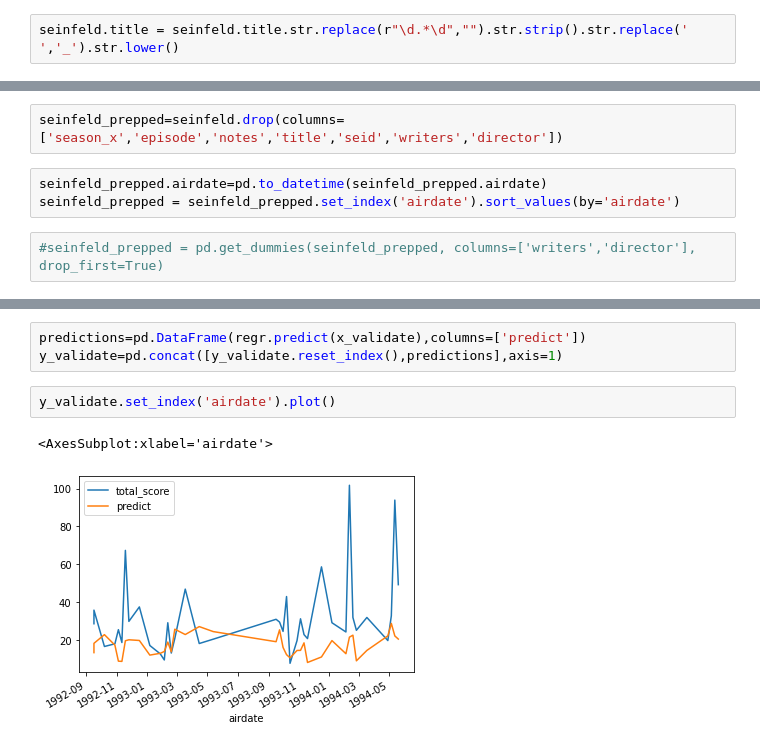
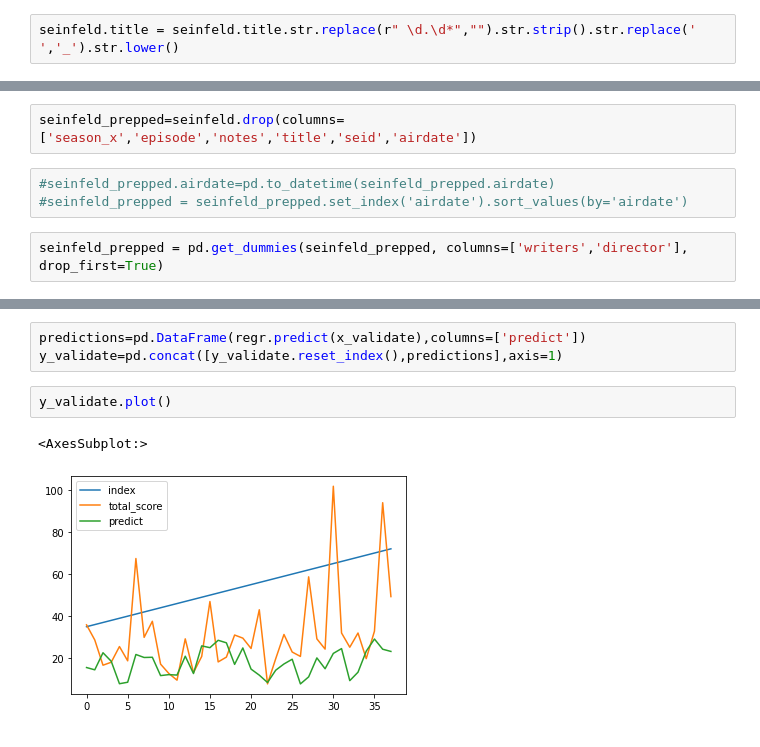
Before and after one commit to kevin-mal-smith/seinfeld, a Jupyter notebook: seinfeld_acquire.ipynb, the cells around one changed output, grey strips where cells are left out. Saved outputs shown, nothing was run; the diff lists cells and outputs as text.

```diff
--- a/seinfeld_acquire.ipynb
+++ b/seinfeld_acquire.ipynb
@@ -224,3 +223,3 @@ seinfeld.title.tolist()
 # %%
-seinfeld.title = seinfeld.title.str.replace(r"\d.*\d","").str.strip().str.replace(' ','_').str.lower()
+seinfeld.title = seinfeld.title.str.replace(r" \d.\d*","").str.strip().str.replace(' ','_').str.lower()
 # %%
@@ -348,10 +417,10 @@ Dask Name: from_pandas, 27308 tasks
 # %%
-seinfeld_prepped=seinfeld.drop(columns=['season_x','episode','notes','title','seid','writers','director'])
+seinfeld_prepped=seinfeld.drop(columns=['season_x','episode','notes','title','seid','airdate'])
 # %%
-seinfeld_prepped.airdate=pd.to_datetime(seinfeld_prepped.airdate)
-seinfeld_prepped = seinfeld_prepped.set_index('airdate').sort_values(by='airdate')
+#seinfeld_prepped.airdate=pd.to_datetime(seinfeld_prepped.airdate)
+#seinfeld_prepped = seinfeld_prepped.set_index('airdate').sort_values(by='airdate')
 # %%
-#seinfeld_prepped = pd.get_dummies(seinfeld_prepped, columns=['writers','director'], drop_first=True)
+seinfeld_prepped = pd.get_dummies(seinfeld_prepped, columns=['writers','director'], drop_first=True)
 # %%
 train=seinfeld_prepped[seinfeld_prepped.season_y<4]
 validate=seinfeld_prepped[seinfeld_prepped.season_y>3]
@@ -453,7 +522,7 @@ regr = MLPRegressor( max_iter=500).fit(x_train, y_train)
 predictions=pd.DataFrame(regr.predict(x_validate),columns=['predict'])
 y_validate=pd.concat([y_validate.reset_index(),predictions],axis=1)
 # %%
-y_validate.set_index('airdate').plot()
+y_validate.plot()
 # %% [output]
-<AxesSubplot:xlabel='airdate'>
+<AxesSubplot:>
-[figure, old version]
+[figure, new version]
```
Also changed, not shown: parts of 24 cells of this notebook, 1 other file.
